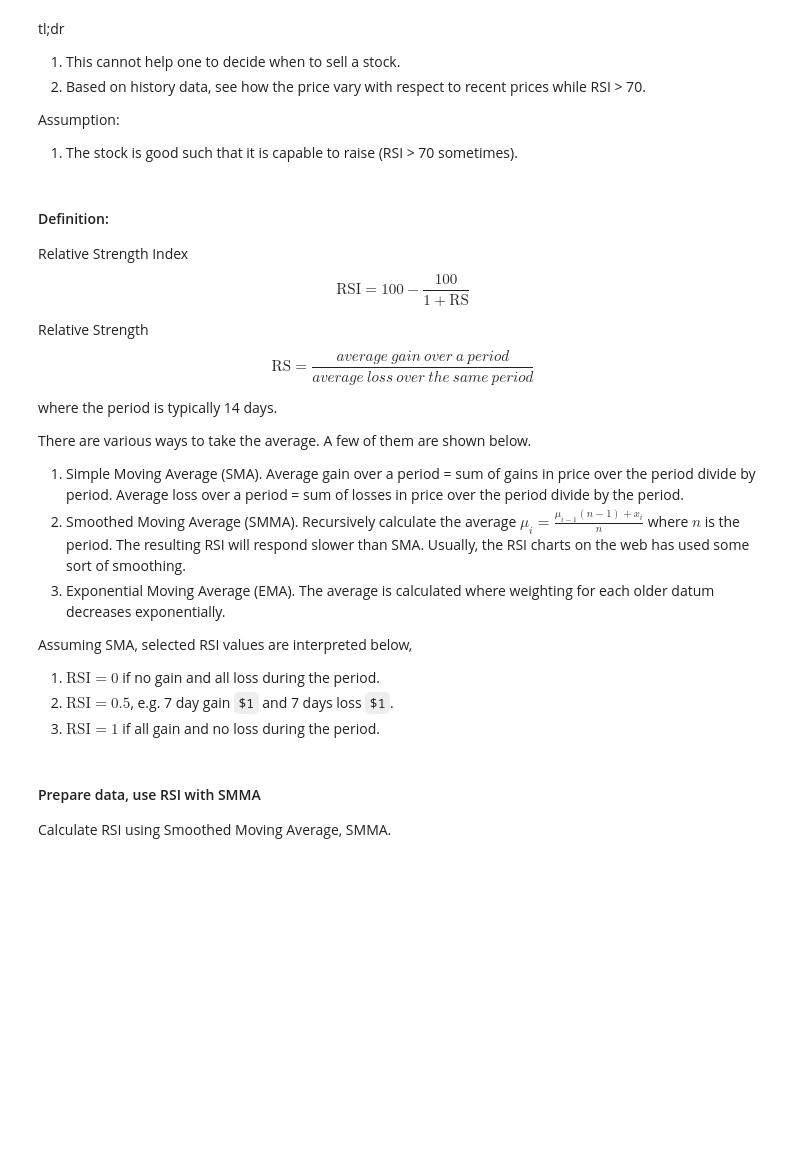
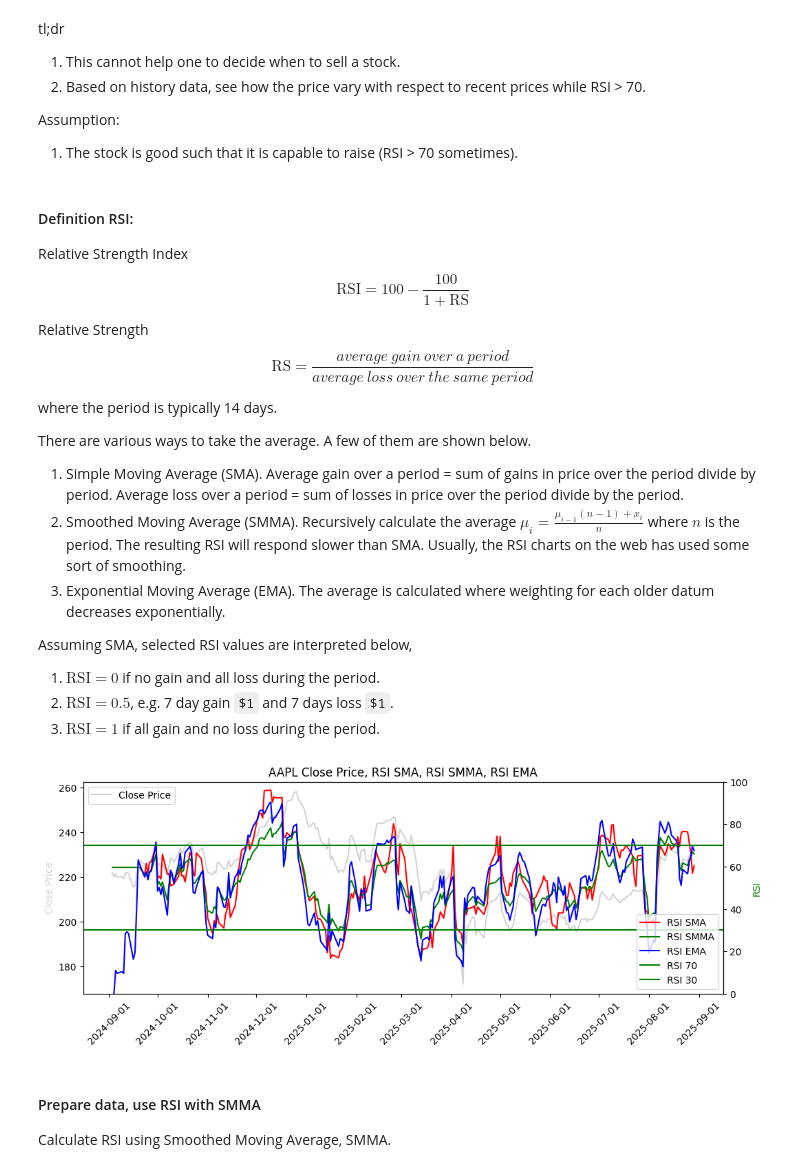
Before and after one commit to thyung/stock_price_vs_rsi, a Jupyter notebook: price_vs_rsi.ipynb, the cells around one changed output. Drawn from its saved outputs; the diff is of its cells as text; code cells hidden in the pictures; blank space fills up the shorter version.

```diff
--- a/price_vs_rsi.ipynb
+++ b/price_vs_rsi.ipynb
@@ -17,7 +17,7 @@ import pandas as pd
 import matplotlib.pyplot as plt
 import matplotlib.dates as mdates
 # %% [markdown]
-#### Definition:
+#### Definition RSI:
 
 Relative Strength Index
 $$\text{RSI} = 100 - \frac{100}{1 + \text{RS}}$$
@@ -111,3 +115,27 @@ def prepare_df(ticker, days=0, start_date='2024-09-01', end_date='2025-08-31', a
+# %%
+fig, ax1 = plt.subplots(figsize=(12, 4))
+plt.title('AAPL Close Price, RSI SMA, RSI SMMA, RSI EMA')
+ax1.plot(df.index, df['Close'], label='Close Price', color='lightgrey')
+x_interval = int(len(df) / 21 / 10)
+if x_interval == 0:
+    x_interval = 1
+ax1.xaxis.set_major_locator(mdates.MonthLocator(interval=x_interval))
+ax1.xaxis.set_major_formatter(mdates.DateFormatter('%Y-%m-%d'))
+plt.xticks(rotation=45)
+ax1.set_ylabel('Close Price', color='lightgrey')
+ax1.legend(loc='upper left')
+ax2 = ax1.twinx()
+ax2.plot(df.index, df['RSI'], label='RSI SMA', color='r', linestyle='-')
+ax2.plot(df.index, df['RSI_SMMA'], label='RSI SMMA', color='g', linestyle='-')
+ax2.plot(df.index, df['RSI_EMA'], label='RSI EMA', color='blue', linestyle='-')
+ax2.set_ylabel('RSI', color='g')
+ax2.axhline(y=70, color='g', linestyle='-', label='RSI 70')
+ax2.axhline(y=30, color='g', linestyle='-', label='RSI 30')
+ax2.set_ylim(0, 100)
+ax2.legend(loc='lower right')
+plt.show()
+# %% [output]
+[figure, added]
 # %% [markdown]
 #### Prepare data, use RSI with SMMA
 
```
Also changed, not shown: parts of 6 cells of this notebook.
